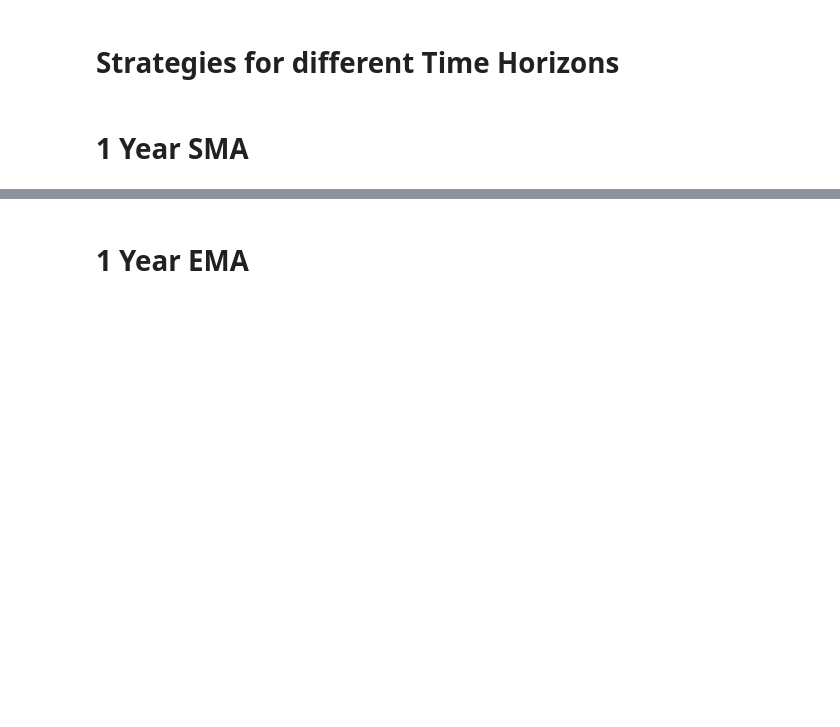
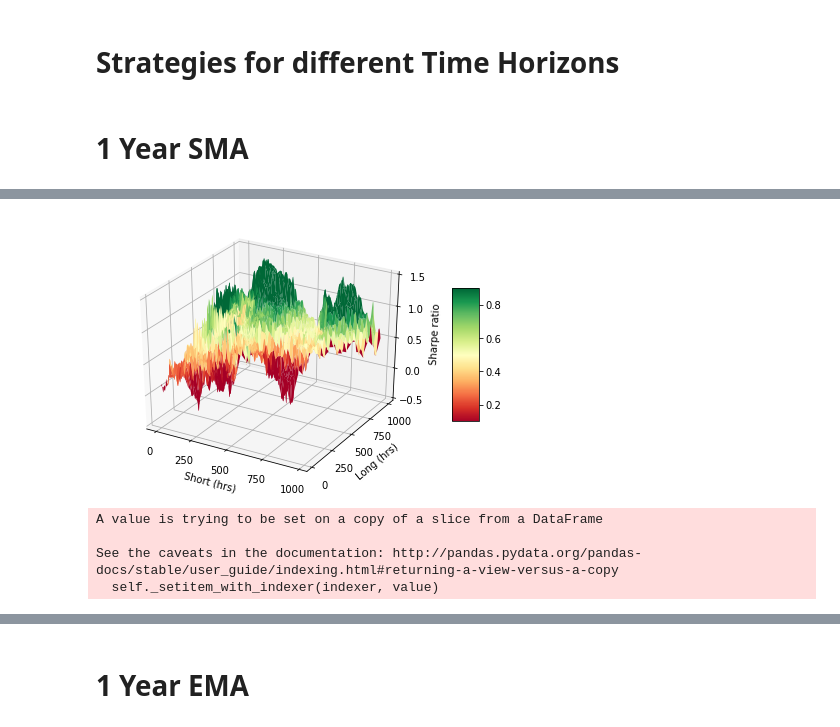
Before and after one commit to Globe-Research/bittrends, a Jupyter notebook: BTCUSD Analysis for Different Time Horizons.ipynb, the cells around one changed output, grey strips where cells are left out. Saved outputs shown, nothing was run; the diff lists cells and outputs as text; code cells hidden in the pictures; blank space fills up the shorter version.

Commit message:
BTCUSD Time Horizon Analysis

```diff
--- a/BTCUSD Analysis for Different Time Horizons.ipynb
+++ b/BTCUSD Analysis for Different Time Horizons.ipynb
@@ -224,0 +264,36 @@ dtype: object
+# %%
+tr = hmap_sma.stack()
+n1 = [i[0] for i in tr.index]
+n2 = [i[1] for i in tr.index]
+
+val = []
+for (i,j) in zip(n1,n2):
+    if i<j:
+        val.append(tr.loc[i,j])
+
+px, py = np.meshgrid(np.linspace(np.min(n1),np.max(n1),300),np.linspace(np.min(n2),np.max(n2),300))
+pz = interp.griddata((n1,n2),val,(px,py),method='cubic')
+
+fig = plt.figure()
+ax = fig.gca(projection='3d')
+surf = ax.plot_surface(px,py,pz,cmap='RdYlGn',vmin=0.1,vmax=0.9)
+fig.colorbar(surf, shrink=0.5,aspect=5)
+ax.set_xlabel(r'Short (hrs)')
+ax.set_ylabel(r'Long (hrs)')
+ax.set_zlabel('Sharpe ratio')
+ax.set_zticks([-0.5,0,0.5,1,1.5])
+ax.set_xticks([0,250,500,750,1000])
+ax.set_yticks([0,250,500,750,1000])
+plt.tight_layout()
+plt.savefig('plt_sma.png')
+# %% [output]
+[figure, added]
+# %%
+rr = Backtest(yr1,SmaCross_opt,cash=10000).run()._trade_data
+rr['P/L'].iloc[0] = 0
+rr['P/L'].interpolate(method='time',inplace=True)
+# %% [output]
+A value is trying to be set on a copy of a slice from a DataFrame
+
+See the caveats in the documentation: http://pandas.pydata.org/pandas-docs/stable/user_guide/indexing.html#returning-a-view-versus-a-copy
+  self._setitem_with_indexer(indexer, value)
```
Also changed, not shown: parts of 139 cells of this notebook.
